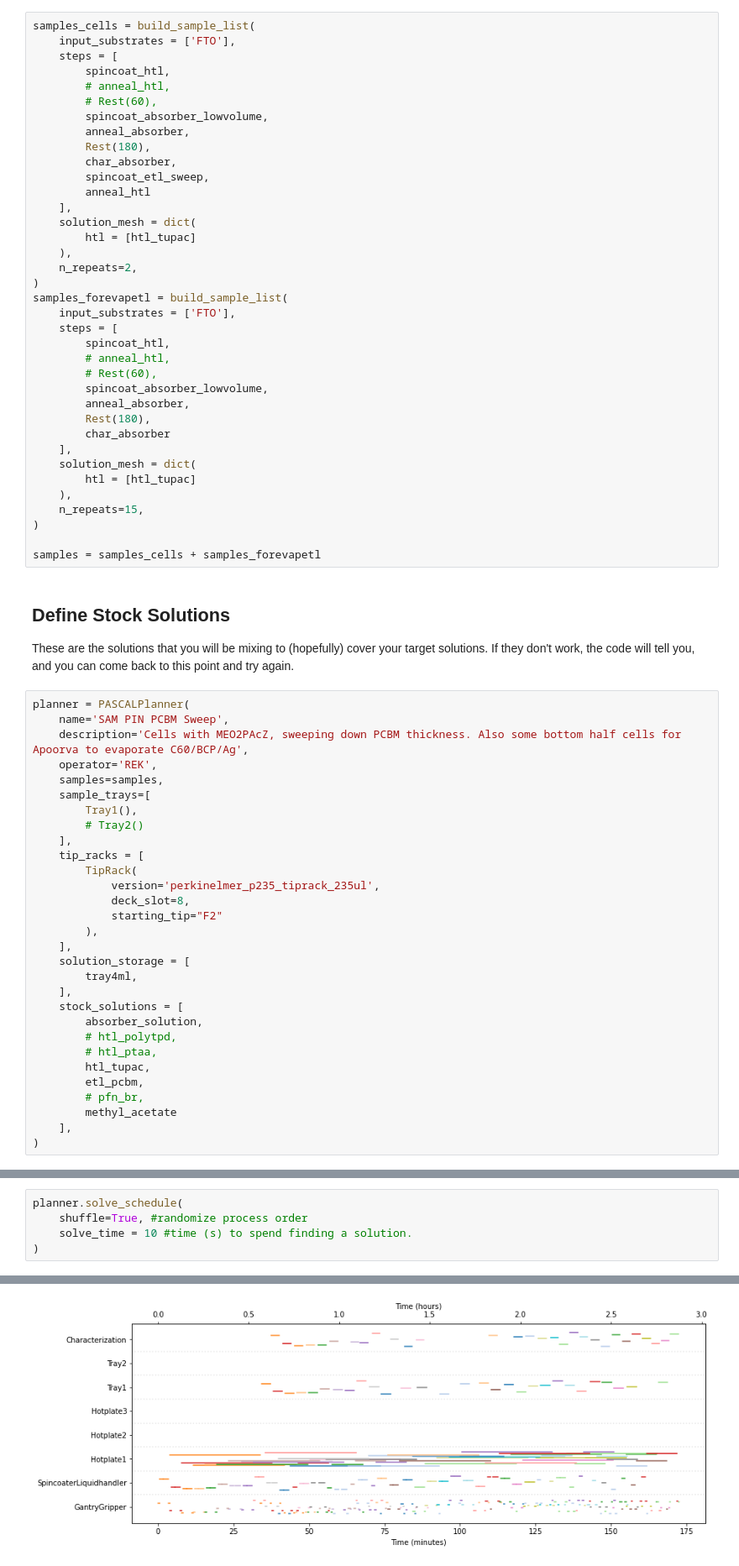
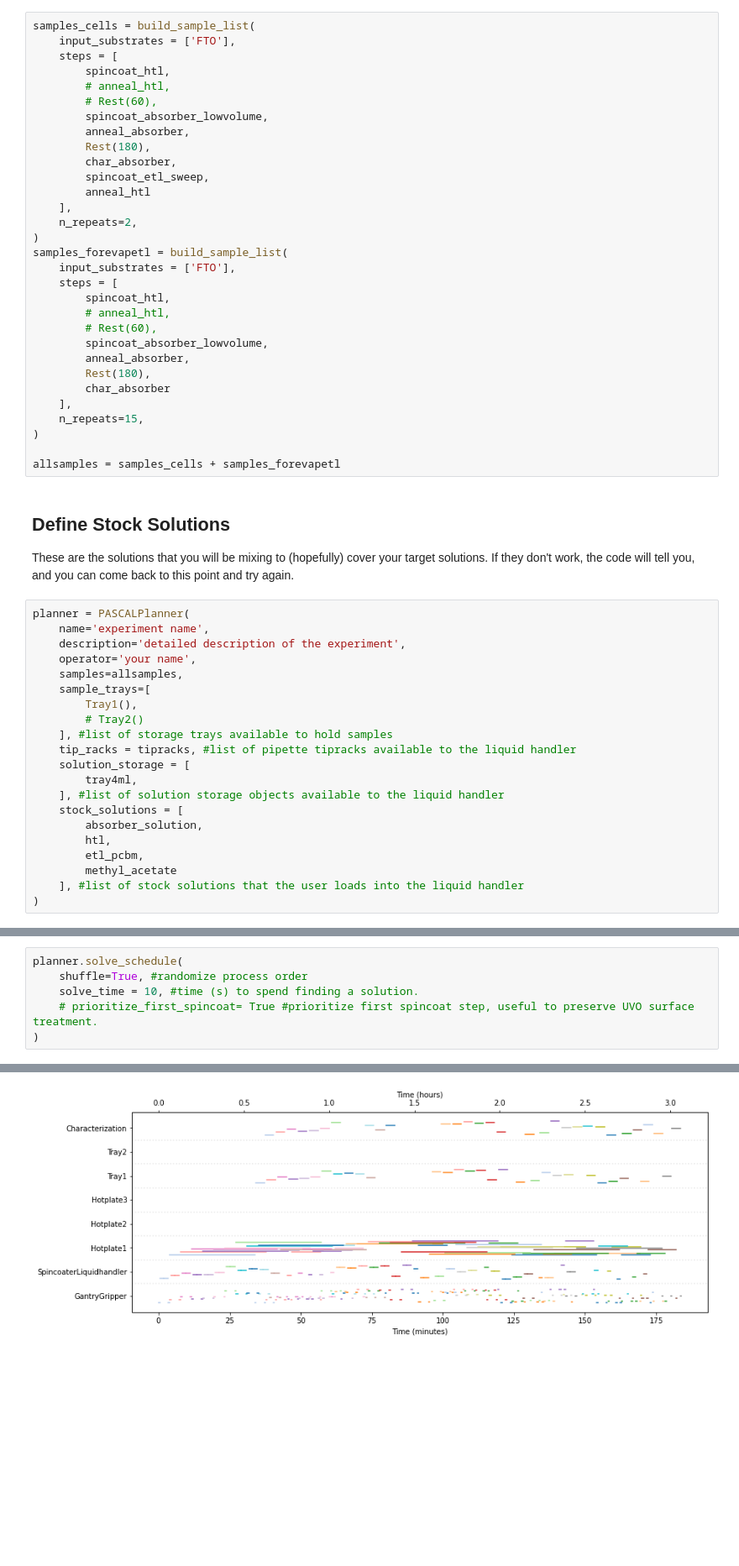
Before and after one commit to fenning-research-group/PASCAL, a Jupyter notebook: frgpascal/Examples/Example Experiment.ipynb, the cells around one changed output, grey strips where cells are left out. Shown at 84% size. Saved outputs shown, nothing was run; the diff lists cells and outputs as text; blank space fills up the shorter version.

Commit message:
update the example experiment

```diff
--- a/frgpascal/Examples/Example Experiment.ipynb
+++ b/frgpascal/Examples/Example Experiment.ipynb
@@ -408,9 +369,6 @@ samples_cells = build_sample_list(
         spincoat_etl_sweep,
         anneal_htl
     ],
-    solution_mesh = dict(
-        htl = [htl_tupac]
-    ),
     n_repeats=2,
 )
 samples_forevapetl = build_sample_list(
@@ -424,46 +382,34 @@ samples_forevapetl = build_sample_list(
         Rest(180),
         char_absorber
     ],
-    solution_mesh = dict(
-        htl = [htl_tupac]
-    ),
     n_repeats=15,
 )
 
-samples = samples_cells + samples_forevapetl
+allsamples = samples_cells + samples_forevapetl
 # %% [markdown]
 ## Define Stock Solutions
 
 These are the solutions that you will be mixing to (hopefully) cover your target solutions. If they don't work, the code will tell you, and you can come back to this point and try again.
 # %%
 planner = PASCALPlanner(
-    name='SAM PIN PCBM Sweep',
-    description='Cells with MEO2PAcZ, sweeping down PCBM thickness. Also some bottom half cells for Apoorva to evaporate C60/BCP/Ag',
-    operator='REK',
-    samples=samples,
+    name='experiment name',
+    description='detailed description of the experiment',
+    operator='your name',
+    samples=allsamples,
     sample_trays=[
         Tray1(),
         # Tray2()
-    ],
-    tip_racks = [
-        TipRack(
-            version='perkinelmer_p235_tiprack_235ul',
-            deck_slot=8,
-            starting_tip="F2"
-        ),
-    ],
+    ], #list of storage trays available to hold samples
+    tip_racks = tipracks, #list of pipette tipracks available to the liquid handler
     solution_storage = [
         tray4ml,
-    ],
+    ], #list of solution storage objects available to the liquid handler
     stock_solutions = [
         absorber_solution,
-        # htl_polytpd,
-        # htl_ptaa,
-        htl_tupac,
+        htl,
         etl_pcbm,
-        # pfn_br,
         methyl_acetate
-    ],
+    ], #list of stock solutions that the user loads into the liquid handler
 )
 # %%
 planner.process_solutions(
@@ -479,6 +425,7 @@ planner.process_solutions(
 # %%
 planner.solve_schedule(
     shuffle=True, #randomize process order
-    solve_time = 10 #time (s) to spend finding a solution.
+    solve_time = 10, #time (s) to spend finding a solution.
+    # prioritize_first_spincoat= True #prioritize first spincoat step, useful to preserve UVO surface treatment.
 )
 # %% [output]
@@ -489,4 +435,4 @@ schedule image saved to "schedule_SAM PIN PCBM Sweep.jpeg"
-[figure, old version]
+[figure, new version]
 # %%
 planner.export()
 # %% [output]
```
Also changed, not shown: parts of 18 cells of this notebook, 7 other files.
